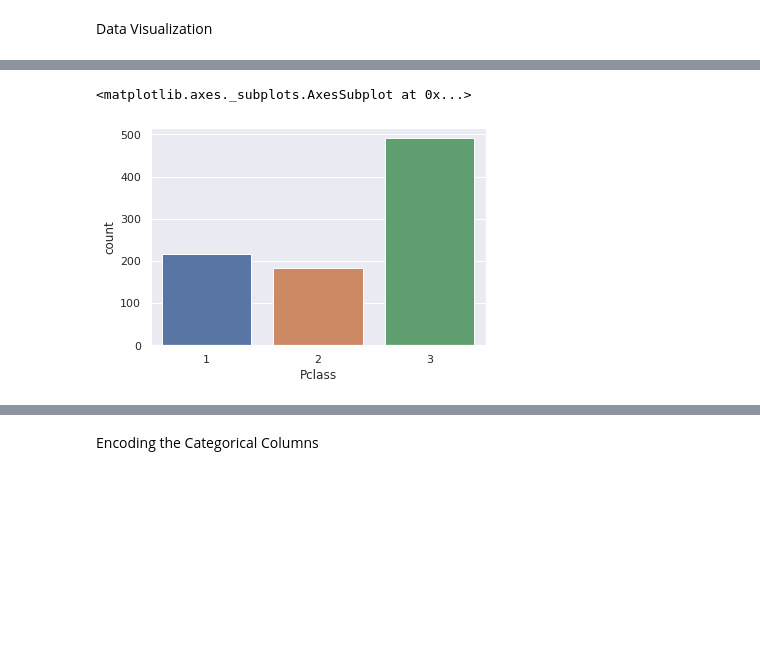
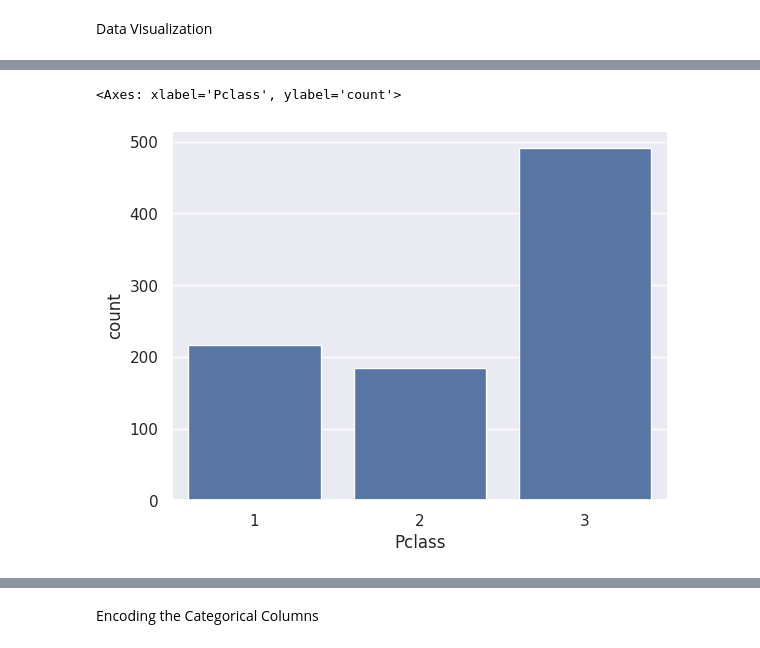
Before and after one commit to Sai4125/Titanic_Survival_Prediction, a Jupyter notebook: Project_15_Titanic_Survival_Prediction_using_Machine_Learning.ipynb, the cells around one changed output, grey strips where cells are left out. Cells and saved outputs as stored; diff of their text form; code cells hidden in the pictures; blank space fills up the shorter version.

```diff
--- a/Project_15_Titanic_Survival_Prediction_using_Machine_Learning.ipynb
+++ b/Project_15_Titanic_Survival_Prediction_using_Machine_Learning.ipynb
@@ -160,7 +164,7 @@ sns.countplot('Sex', hue='Survived', data=titanic_data)
 # %%
 # making a count plot for "Pclass" column
-sns.countplot('Pclass', data=titanic_data)
+sns.countplot(x='Pclass', data=titanic_data)
 # %% [output]
-<matplotlib.axes._subplots.AxesSubplot at 0x...>
+<Axes: xlabel='Pclass', ylabel='count'>
-[figure, old version]
+[figure, new version]
 # %%
```
Also changed, not shown: parts of 22 cells of this notebook.
